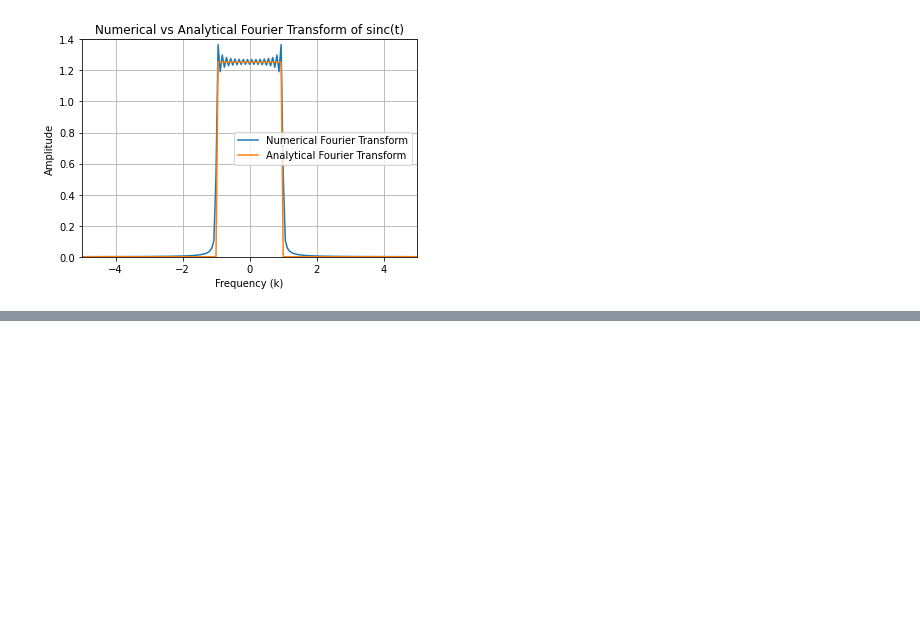
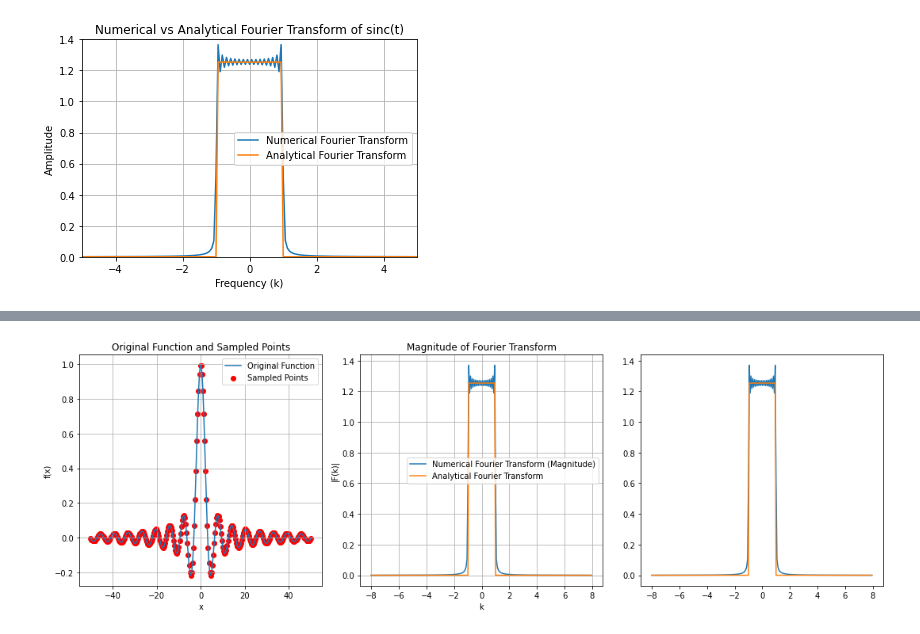
Before and after one commit to MayureshKanagal/Computational1, a Jupyter notebook: A3/A3(01).ipynb, the cells around one changed output, grey strips where cells are left out. Drawn from its saved outputs; the diff is of its cells as text; code cells hidden in the pictures; blank space fills up the shorter version.

```diff
--- a/A3/A3(01).ipynb
+++ b/A3/A3(01).ipynb
@@ -51,3 +51,75 @@ plt.show()
 # %% [output]
 [figure]
 [figure]
+# %%
+import numpy as np
+import matplotlib.pyplot as plt
+
+def f(x):
+    return np.where(x == 0, 1, np.sin(x) / x)
+
+# Define parameters
+xmin = -50
+xmax = 50
+n = 256
+
+dx = (xmax - xmin) / (n - 1)
+
+# Compute sample points and the function values at those points
+xx = np.linspace(xmin, xmax, n)
+sample_value = f(xx)
+
+print(sample_value)
+print(len(sample_value))
+shift=np.fft.fftshift(sample_value)
+print(np.fft.fftshift(sample_value))
+print(len(shift))
+# Compute the Fourier transform of the sample values
+fft_sample = np.fft.fftshift(np.fft.fft(np.fft.fftshift(sample_value),norm='ortho'))
+print(fft_sample)
+fft1_sample = np.fft.fftshift(np.fft.fft((sample_value),norm='ortho'))
+print(fft1_sample)
+# Define the k-values for the Fourier transform
+kk = 2 * np.pi * np.fft.fftshift(np.fft.fftfreq(n, dx))
+print(kk)
+
+k = (2*np.pi)*np.fft.fftfreq(n, dx)
+k = np.fft.fftshift(k)
+print(k)
+# Compute the integral factor exp(-ikx_min)
+int_fact = np.exp(-1j * kk * xmin)
+
+# Compute the numerical Fourier transform with proper scaling
+fft_numerical = fft_sample * dx*int_fact*(n/(2*np.pi))**0.5
+fft1_numerical = fft1_sample * dx*int_fact*(n/(2*np.pi))**0.5
+# Compute the analytical Fourier transform
+# analytic fourier transfrom f(k)=(np.pi/2)*0.5  -1<=k=<1  otherwise 0
+analytical_ft = np.where(np.abs(kk) <= 1, (np.pi/2)**0.5, 0)
+
+
+plt.figure(figsize=(15, 5))
+
+plt.subplot(1, 3, 1)
+plt.plot(xx, f(xx), label='Original Function')
+plt.scatter(xx, sample_value, label='Sampled Points', color='red')
+plt.xlabel('x')
+plt.ylabel('f(x)')
+plt.title('Original Function and Sampled Points')
+plt.legend()
+plt.grid()
+
+plt.subplot(1, 3, 2)
+plt.plot(kk, np.abs(fft_numerical), label='Numerical Fourier Transform (Magnitude)')
+plt.plot(kk, analytical_ft, label="Analytical Fourier Transform")
+plt.xlabel('k')
+plt.ylabel('|F(k)|')
+plt.title('Magnitude of Fourier Transform')
+plt.legend()
+plt.grid()
+
+plt.subplot(1, 3, 3)
+plt.plot(k, np.abs(fft1_numerical), label='Numerical Fourier Transform (Magnitude)')
+plt.plot(k, analytical_ft, label="Analytical Fourier Transform")
+plt.tight_layout()
+plt.show()
+# %% [output]
@@ -53,0 +143 @@ plt.show()
+[figure, added]
```
Also changed, not shown: parts of 2 cells of this notebook, 22 other files.
